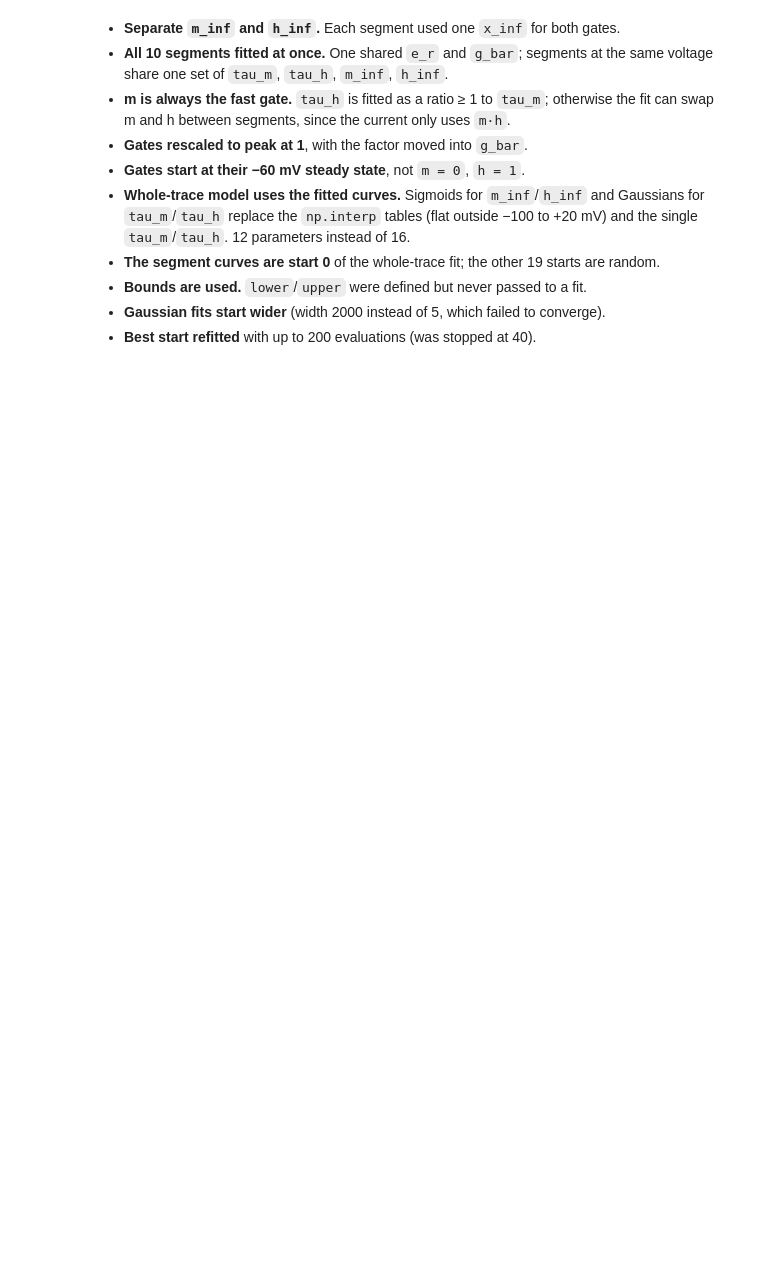
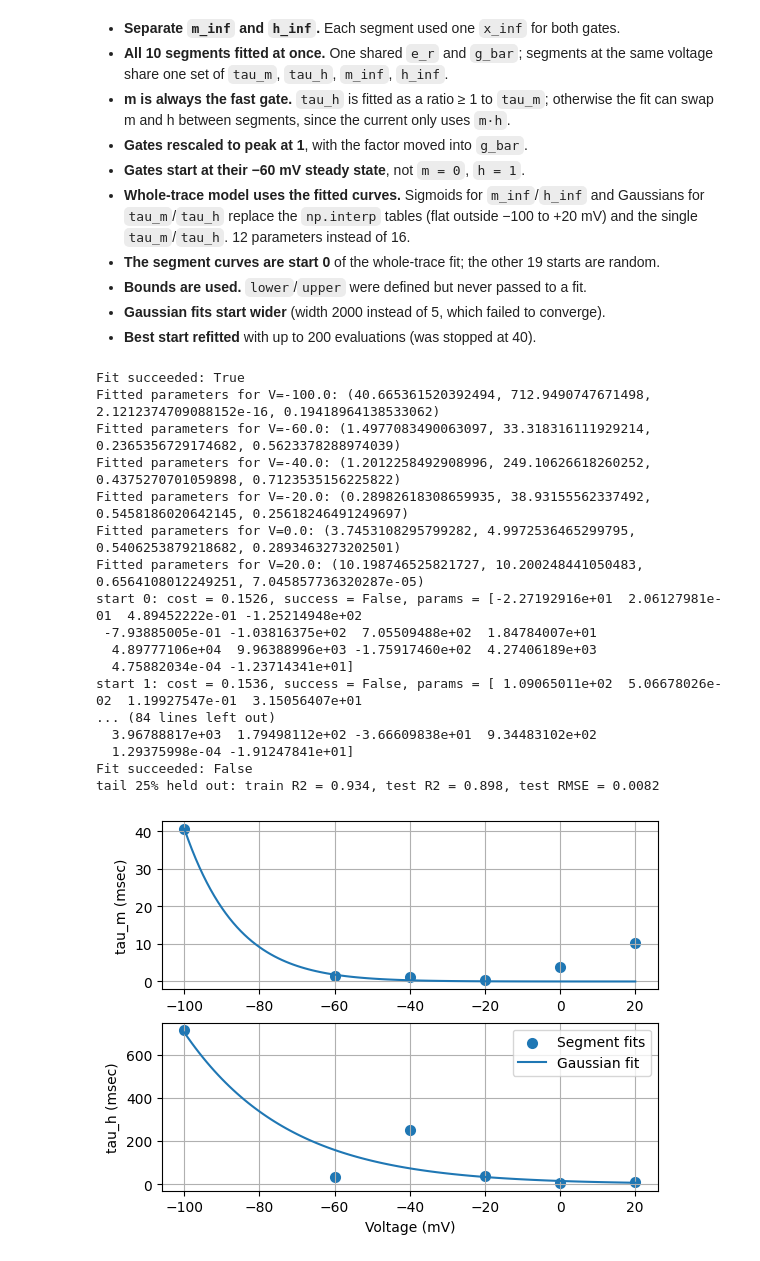
Before and after one commit to Hadrien123/QLS_HodgkinHuxley, a Jupyter notebook: base_code_claudeV.ipynb, the cells around one changed output. Drawn from its saved outputs; the diff is of its cells as text; code cells hidden in the pictures; blank space fills up the shorter version.

```diff
--- a/base_code_claudeV.ipynb
+++ b/base_code_claudeV.ipynb
@@ -21,9 +21,9 @@ from scipy.optimize import least_squares
 # %%
 # %% SECTION 2: Helper functions
 # Define functions if needed
-# Bounds: [e_r, g_bar, m_inf steepness, m_inf center, h_inf steepness, h_inf center, tau_m scale, center, width, tau_h scale, center, width]
-lower = np.array([-150, 0,   0, -150, -1, -150, 0.01, -200, 1,   0.01, -200, 1  ])
-upper = np.array([ 150, 100, 1,  150,  0,  150, 1e3,   200, 1e5, 1e4,   200, 1e5])
+# Bounds: [e_r, g_bar, m_inf steepness, m_inf center, h_inf steepness, h_inf center, tau_m scale, center, width, tau_h scale, center, width, g_l, e_l]
+lower = np.array([-150, 0,   0, -150, -1, -150, 0.01, -200, 1,   0.01, -200, 1,   0, -150])
+upper = np.array([ 150, 100, 1,  150,  0,  150, 1e3,   200, 1e5, 1e4,   200, 1e5, 1,  150])
 rng = np.random.default_rng(0)   # fixed seed -> reproducible
 n_starts = 20
 
@@ -68,7 +68,7 @@ def compute_error_segment(params, data, past, seg_v, k_hold):
     return np.concatenate(errors)
 
 # Whole-trace model: m_inf/h_inf are sigmoids of voltage, tau_m/tau_h are Gaussians of voltage
-def get_current(e_r, g_bar, m_params, h_params, tau_m_params, tau_h_params, v, t):
+def get_current(e_r, g_bar, m_params, h_params, tau_m_params, tau_h_params, g_l, e_l, v, t):
     m = np.zeros(len(v))
     h = np.zeros(len(v))
 
@@ -86,11 +86,11 @@ def get_current(e_r, g_bar, m_params, h_params, tau_m_params, tau_h_params, v, t
         m[i] = gate_model(tau_m[i], m[i-1], m_inf[i], dt)
         h[i] = gate_model(tau_h[i], h[i-1], h_inf[i], dt)
 
-    return g_bar * (v - e_r) * m * h
+    return g_bar * (v - e_r) * m * h + g_l * (v - e_l)   # channel current + leak
 
 def compute_error(params, t, v, test_i):
     e_r, g_bar = params[:2]
-    return get_current(e_r, g_bar, params[2:4], params[4:6], params[6:9], params[9:12], v, t) - test_i
+    return get_current(e_r, g_bar, params[2:4], params[4:6], params[6:9], params[9:12], params[12], params[13], v, t) - test_i
 
 def random_start():
     e_r   = rng.uniform(-100, 50)
@@ -99,7 +99,9 @@ def random_start():
     h_inf = [-10 ** rng.uniform(-2, -0.5), rng.uniform(-80, 20)]    # steepness < 0: falls with voltage
     tau_m = [10 ** rng.uniform(-1, 1), rng.uniform(-80, 20), 10 ** rng.uniform(2, 4)]
     tau_h = [10 ** rng.uniform(0, 2), rng.uniform(-80, 20), 10 ** rng.uniform(2, 4)]
-    return [e_r, g_bar, *m_inf, *h_inf, *tau_m, *tau_h]
+    g_l   = 10 ** rng.uniform(-4, -2)
+    e_l   = rng.uniform(-80, 0)
+    return [e_r, g_bar, *m_inf, *h_inf, *tau_m, *tau_h, g_l, e_l]
 
 def gaussian(scale,center,width,v):
     return scale*np.exp(-((v-center)**2)/width)
@@ -172,8 +174,10 @@ def compute_bic(residuals, n_params):
 # carry state, so the full trace is always simulated and the mask picks which points count.
 def fit_holdout(x0, t, v, test_i, train_mask):
     starts = [x0] + [random_start() for _ in range(n_starts - 1)]
-    fits = [least_squares(lambda p: compute_error(p, t, v, test_i)[train_mask], x0=s, bounds=(lower, upper), max_nfev=40) for s in starts]
+    err = lambda p: compute_error(p, t, v, test_i)[train_mask]
+    fits = [least_squares(err, x0=s, bounds=(lower, upper), max_nfev=40, x_scale='jac') for s in starts]
     fit = min(fits, key=lambda f: f.cost)   # best start, judged on the training points only
+    fit = least_squares(err, x0=fit.x, bounds=(lower, upper), max_nfev=400, x_scale='jac')   # let the best start converge
     res = compute_error(fit.x, t, v, test_i)
     r2 = lambda m: 1 - np.sum(res[m] ** 2) / np.sum((test_i[m] - np.mean(test_i[m])) ** 2)
     return r2(train_mask), r2(~train_mask), np.sqrt(np.mean(res[~train_mask] ** 2))
@@ -270,17 +274,17 @@ def run_vclamp_model(folder: str, data: str = "CookLab1UnknownChannelExtra.txt",
     fits = []
     for k in range(n_starts):
         if k == 0:
-            x0 = np.clip([e_r, g_bar, *m_fit, *h_fit, *tau_m_fit, *tau_h_fit], lower, upper)   # the segment fits' curves
+            x0 = np.clip([e_r, g_bar, *m_fit, *h_fit, *tau_m_fit, *tau_h_fit, 1e-3, -60], lower, upper)   # the segment fits' curves, small leak
         else:
             x0 = random_start()
-        fit = least_squares(compute_error, x0=x0, args=(t, v, test_i), bounds=(lower, upper), max_nfev=40,)
+        fit = least_squares(compute_error, x0=x0, args=(t, v, test_i), bounds=(lower, upper), max_nfev=40, x_scale='jac')
         fits.append(fit)
         print(f"start {k}: cost = {fit.cost:.4f}, success = {fit.success}, params = {fit.x}")
     best = min(fits, key=lambda f: f.cost)
-    best = least_squares(compute_error, x0=best.x, args=(t, v, test_i), bounds=(lower, upper), max_nfev=200)   # let the best start converge
+    best = least_squares(compute_error, x0=best.x, args=(t, v, test_i), bounds=(lower, upper), max_nfev=400, x_scale='jac')   # let the best start converge
     print("Best parameters:", best.x)
     fit = best
-    i = get_current(fit.x[0], fit.x[1], fit.x[2:4], fit.x[4:6], fit.x[6:9], fit.x[9:12], v, t)
+    i = get_current(fit.x[0], fit.x[1], fit.x[2:4], fit.x[4:6], fit.x[6:9], fit.x[9:12], fit.x[12], fit.x[13], v, t)
 
     ss_res = np.sum((test_i - i) ** 2)
     ss_tot = np.sum((test_i - np.mean(test_i)) ** 2)
@@ -295,14 +299,14 @@ def run_vclamp_model(folder: str, data: str = "CookLab1UnknownChannelExtra.txt",
 
     # Train/test experiments on the whole-trace model
     if run_validation:
-        x0 = np.clip([e_r, g_bar, *m_fit, *h_fit, *tau_m_fit, *tau_h_fit], lower, upper)
+        x0 = np.clip([e_r, g_bar, *m_fit, *h_fit, *tau_m_fit, *tau_h_fit, 1e-3, -60], lower, upper)
         idx = np.arange(len(t))
-        for frac in [0.05, 0.10, 0.20, 0.30, 0.50]:   # hold out the last frac of the trace
+        for frac in [0.25]:   # hold out the last frac of the trace
             train_r2, test_r2, test_rmse = fit_holdout(x0, t, v, test_i, idx < len(t) * (1 - frac))
             print(f"tail {frac:.0%} held out: train R2 = {train_r2:.3f}, test R2 = {test_r2:.3f}, test RMSE = {test_rmse:.4f}")
-        for j in [1, 3, 5, 7, 9]:                     # hold out one voltage step ("hump") at a time
-            train_r2, test_r2, test_rmse = fit_holdout(x0, t, v, test_i, (idx < j*100) | (idx >= (j+1)*100))
-            print(f"V = {v[j*100]:.0f} mV step held out: train R2 = {train_r2:.3f}, test R2 = {test_r2:.3f}, test RMSE = {test_rmse:.4f}")
+        # for j in [1, 3, 5, 7, 9]:                     # hold out one voltage step ("hump") at a time
+        #     train_r2, test_r2, test_rmse = fit_holdout(x0, t, v, test_i, (idx < j*100) | (idx >= (j+1)*100))
+        #     print(f"V = {v[j*100]:.0f} mV step held out: train R2 = {train_r2:.3f}, test R2 = {test_r2:.3f}, test RMSE = {test_rmse:.4f}")
 
     plt.figure()
 
@@ -335,8 +339,27 @@ def run_vclamp_model(folder: str, data: str = "CookLab1UnknownChannelExtra.txt",
 # %%
 # %% SECTION 4: Function calls
 if __name__ == "__main__":
     # Replace this with the path to the folder where provided input .txt file is!
     folder = "data"
 
     # Run function on the voltage-clamp data
-    i = run_vclamp_model(folder)
+    i = run_vclamp_model(folder, run_validation=True)
+# %% [output]
+Fit succeeded: True
+Fitted parameters for V=-100.0: (40.665361520392494, 712.9490747671498, 2.1212374709088152e-16, 0.19418964138533062)
+Fitted parameters for V=-60.0: (1.4977083490063097, 33.318316111929214, 0.2365356729174682, 0.5623378288974039)
+Fitted parameters for V=-40.0: (1.2012258492908996, 249.10626618260252, 0.4375270701059898, 0.7123535156225822)
+Fitted parameters for V=-20.0: (0.28982618308659935, 38.93155562337492, 0.5458186020642145, 0.25618246491249697)
+Fitted parameters for V=0.0: (3.7453108295799282, 4.9972536465299795, 0.5406253879218682, 0.2893463273202501)
+Fitted parameters for V=20.0: (10.198746525821727, 10.200248441050483, 0.6564108012249251, 7.045857736320287e-05)
+start 0: cost = 0.1526, success = False, params = [-2.27192916e+01  2.06127981e-01  4.89452222e-01 -1.25214948e+02
+ -7.93885005e-01 -1.03816375e+02  7.05509488e+02  1.84784007e+01
+  4.89777106e+04  9.96388996e+03 -1.75917460e+02  4.27406189e+03
+  4.75882034e-04 -1.23714341e+01]
+start 1: cost = 0.1536, success = False, params = [ 1.09065011e+02  5.06678026e-02  1.19927547e-01  3.15056407e+01
+... (84 lines left out)
+  3.96788817e+03  1.79498112e+02 -3.66609838e+01  9.34483102e+02
+  1.29375998e-04 -1.91247841e+01]
+Fit succeeded: False
+tail 25% held out: train R2 = 0.934, test R2 = 0.898, test RMSE = 0.0082
+[figure, added]
```
Also changed, not shown: parts of 1 cell of this notebook, 2 other files.
